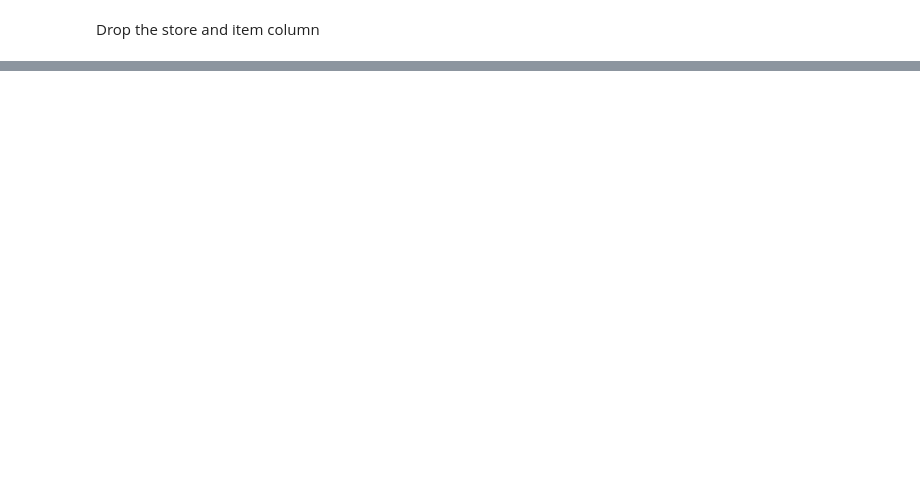
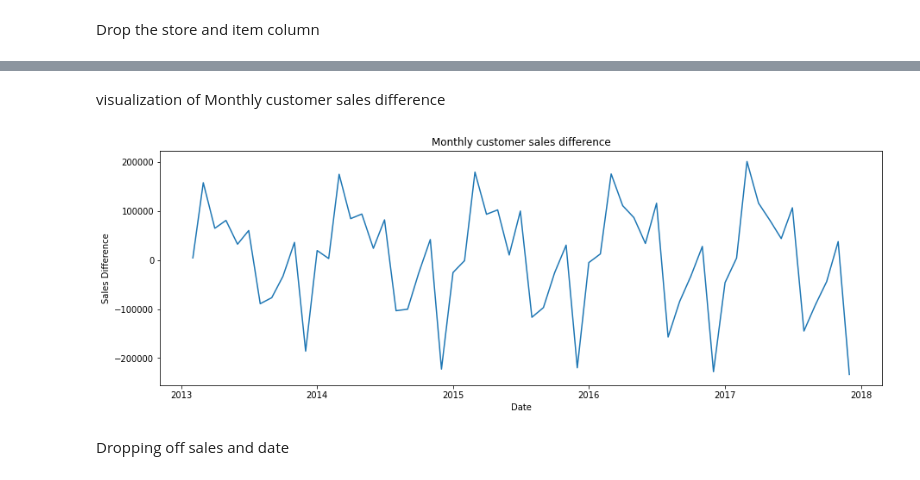
Before and after one commit to Avisineth/Sale_Forecast-2013-2017, a Jupyter notebook: Sales_Forecast.ipynb, the cells around one changed output, grey strips where cells are left out. Saved outputs shown, nothing was run; the diff lists cells and outputs as text; code cells hidden in the pictures; blank space fills up the shorter version.

```diff
--- a/Sales_Forecast.ipynb
+++ b/Sales_Forecast.ipynb
@@ -118,0 +129,13 @@ monthly_data.head(10)
+# %% [markdown]
+visualization of Monthly customer sales difference
+# %%
+plt.figure(figsize=(15,5))
+plt.plot(monthly_data['date'], monthly_data['sales_diff'])
+plt.xlabel("Date")
+plt.ylabel("Sales Difference")
+plt.title("Monthly customer sales difference")
+plt.show()
+# %% [output]
+[figure, added]
+# %% [markdown]
+Dropping off sales and date
```
Also changed, not shown: parts of 14 cells of this notebook.
